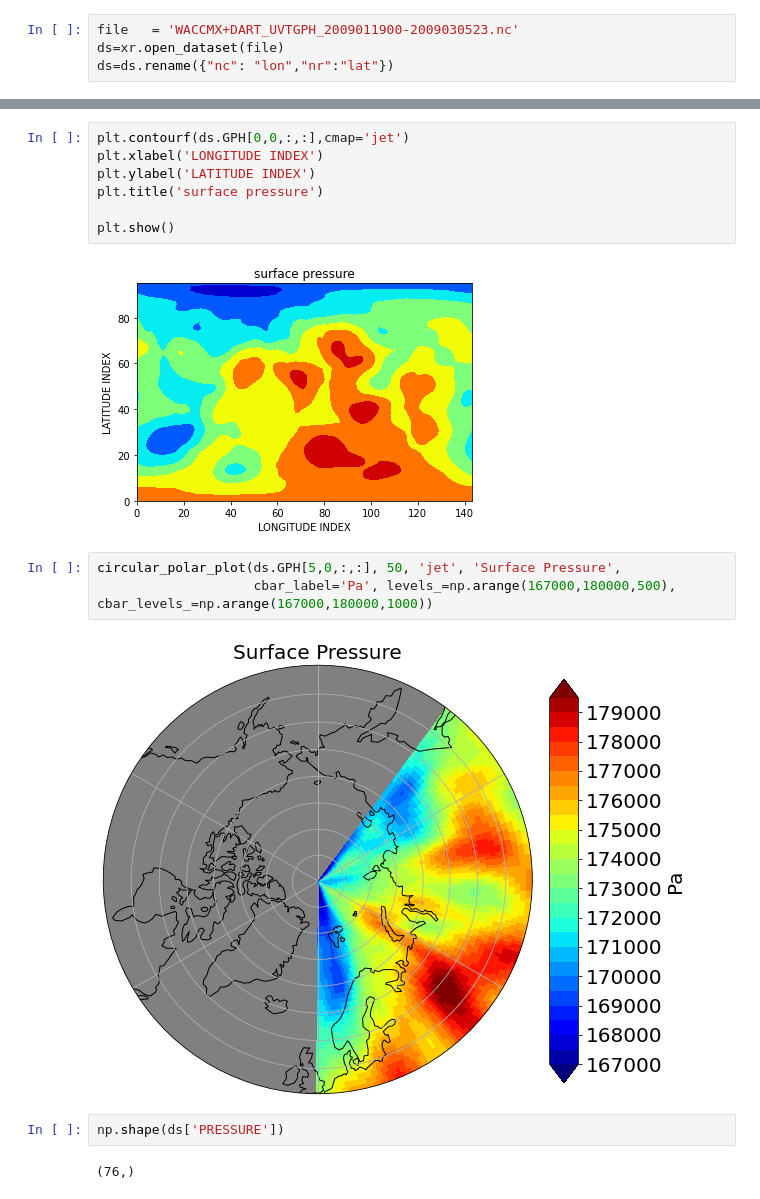
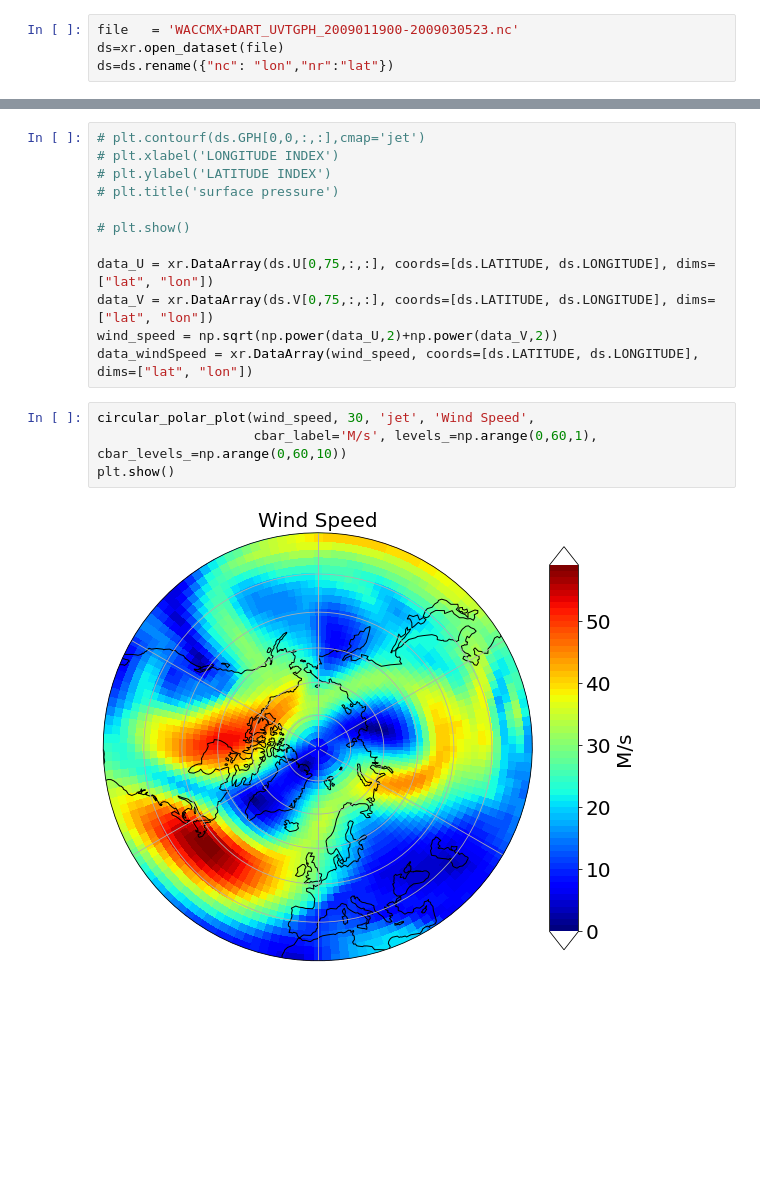
Before and after one commit to 7AlonsoRaikiri7/SummerREU, a Jupyter notebook: WACCMX+DART_UVTGPH_2009011900-2009030523.ipynb, the cells around one changed output, grey strips where cells are left out. Cells and saved outputs as stored; diff of their text form; blank space fills up the shorter version.

```diff
--- a/WACCMX+DART_UVTGPH_2009011900-2009030523.ipynb
+++ b/WACCMX+DART_UVTGPH_2009011900-2009030523.ipynb
@@ -47,18 +27,18 @@ Attributes:
 # %%
-plt.contourf(ds.GPH[0,0,:,:],cmap='jet')
-plt.xlabel('LONGITUDE INDEX')
-plt.ylabel('LATITUDE INDEX')
-plt.title('surface pressure')
+# plt.contourf(ds.GPH[0,0,:,:],cmap='jet')
+# plt.xlabel('LONGITUDE INDEX')
+# plt.ylabel('LATITUDE INDEX')
+# plt.title('surface pressure')
 
-plt.show()
+# plt.show()
+
+data_U = xr.DataArray(ds.U[0,75,:,:], coords=[ds.LATITUDE, ds.LONGITUDE], dims=["lat", "lon"])
+data_V = xr.DataArray(ds.V[0,75,:,:], coords=[ds.LATITUDE, ds.LONGITUDE], dims=["lat", "lon"])
+wind_speed = np.sqrt(np.power(data_U,2)+np.power(data_V,2))
+data_windSpeed = xr.DataArray(wind_speed, coords=[ds.LATITUDE, ds.LONGITUDE], dims=["lat", "lon"])
-# %% [output]
-[figure, removed]
 # %%
-circular_polar_plot(ds.GPH[5,0,:,:], 50, 'jet', 'Surface Pressure',
-                    cbar_label='Pa', levels_=np.arange(167000,180000,500), cbar_levels_=np.arange(167000,180000,1000))
+circular_polar_plot(wind_speed, 30, 'jet', 'Wind Speed',
+                    cbar_label='M/s', levels_=np.arange(0,60,1), cbar_levels_=np.arange(0,60,10))
+plt.show()
 # %% [output]
-[figure, old version]
+[figure, new version]
-# %%
-np.shape(ds['PRESSURE'])
-# %% [output]
-(76,)
```
Also changed, not shown: parts of 6 cells of this notebook.
